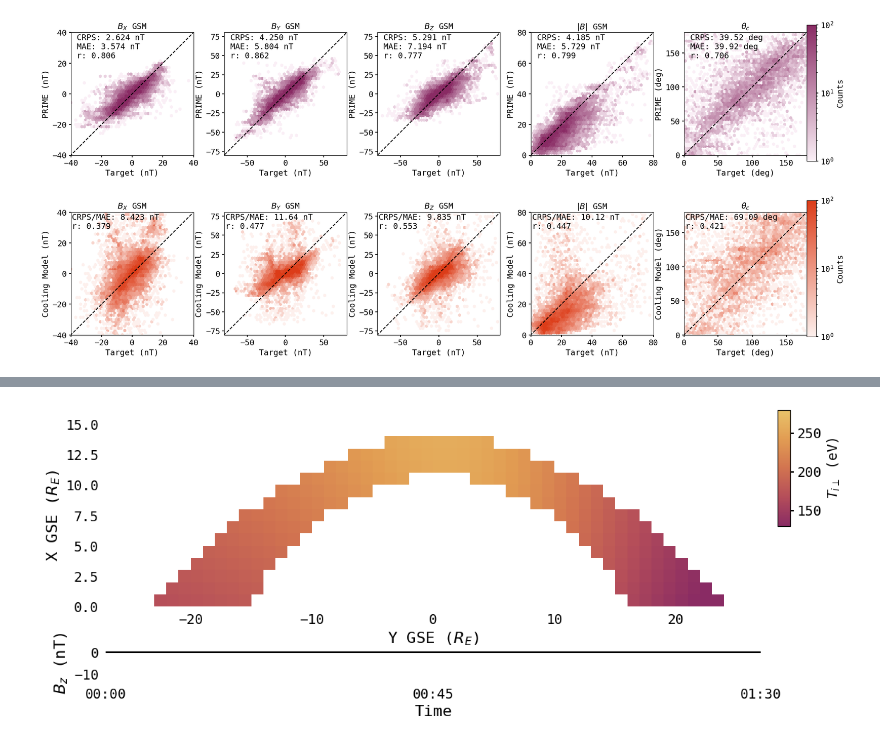
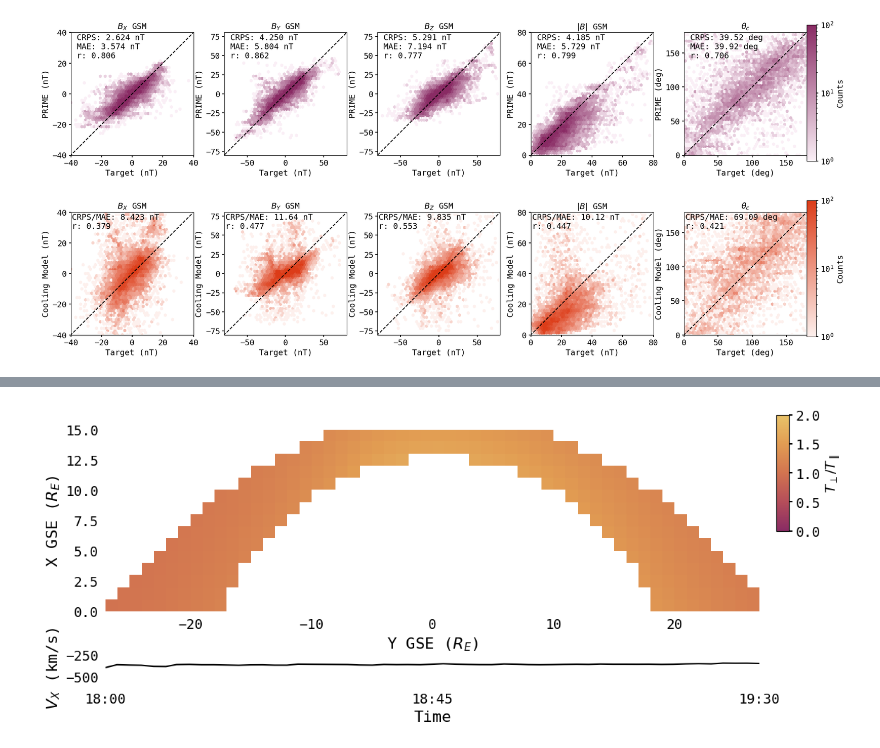
Before and after one commit to connor-obrien888/primesh, a Jupyter notebook: scratch.ipynb, the cells around one changed output, grey strips where cells are left out. Saved outputs shown, nothing was run; the diff lists cells and outputs as text; code cells hidden in the pictures.

```diff
--- a/scratch.ipynb
+++ b/scratch.ipynb
@@ -696,17 +594,6 @@ prime = primesh(model, ds.in_scaler, ds.tar_scaler)
-# %%
-fake_data = pd.DataFrame(columns=in_keys)
-length = 100
-for key in fake_data.columns:
-    fake_data[key] = np.mean(wind_data[key][wind_data['flag'] != 1])*np.ones(length)
-fake_data.loc[:,'Vi_ygse'] = 0 #Set Vi_ygse to 0
-fake_data.loc[:,'Vi_zgse'] = 0 #Set Vi_zgse to 0
-fake_data['target_R_xgse'] = 12.5 #Average bow shock location minus 1RE
-fake_data['target_R_ygse'] = 0 #Set target y and z to 0 (sun-earth line)
-fake_data['target_R_zgse'] = 0
-fake_data['pdyn'] = sw.pdyn(fake_data['Ni'], fake_data['Vi_xgse'])
-fake_data.loc[int(len(fake_data)*0.75):, 'B_zgsm'] = -30 #Set B_zgsm to -30 nT 3/4 through the dataset
-fake_data['Epoch'] = pd.date_range(start='2020-01-01', periods=length, freq='100s')
-output = prime.predict(fake_data)
+# %%
+import prime as pr
+primesh = pr.prime(model, ds.in_scaler, ds.tar_scaler)
 # %%
 def jelinek_bs(y, pdyn, r0 = 15.02, l=1.17, e=6.55):
     '''
@@ -756,7 +643,7 @@ def shue_mp_interp(y, pdyn, bz, theta_extent = [-np.pi/2, np.pi/2], gridsize = 0
     x = f(y)
     return x
 
-gridsize = 1 #Size of the grid to calculate the magnetopause on (RE)
+gridsize = 0.5 #Size of the grid to calculate the magnetopause on (RE)
 x_extent = [0,20] #Set the GSE X extent of the grid
 y_extent = [-30,30] #Set the GSE Y extent of the grid
 theta_extent = [-np.pi/2, np.pi/2] #Set the polar angle extent of the grid
@@ -797,46 +973,51 @@ for idy, y in enumerate(y_grid):
 # %%
-import matplotlib.animation as animation
-#Plot the synthetic dataset with the input data Bz in the top left
+#Plot the CME Event
 fig, axes = plt.subplots(nrows = 2, ncols = 1, figsize = (12,5), gridspec_kw={'height_ratios': [6, 1]})
-im = axes[0].imshow(frames[0, :, :, 16], origin='lower', extent=[-30,30, 0, 20], aspect='auto', cmap=primesh_cmap, vmin=130, vmax=280)
+im = axes[0].imshow(cmeframes_masked[0, :, :, 16]/cmeframes_masked[0, :, :, 14], origin='lower', extent=[-30,30, 0, 20], aspect='auto', cmap=primesh_cmap, vmin=0, vmax=2)
 axes[0].set_ylim(0, 15)
 axes[0].set_ylabel(r'X GSE ($R_{E}$)', fontsize = 16)
 axes[0].set_xlim(-27, 27)
 axes[0].set_xlabel(r'Y GSE ($R_{E}$)', fontsize = 16)
 axes[0].tick_params(axis='both', which='major', labelsize=14, color = 'white')
 axes[0].spines['top'].set_visible(False)
 axes[0].spines['right'].set_visible(False)
 axes[0].spines['bottom'].set_visible(False)
 axes[0].spines['left'].set_visible(False)
 axes[0].set_aspect('equal')
+#Plot the magnetopause and bow shock overtop
+# mp = axes[0].plot(y_grid, mp_array[0,:], color='k')
+# bs = axes[0].plot(y_grid, bs_array[0,:], color='k')
+
 #Add colorbar for predicted data
 cbar_ax = fig.add_axes([0.92, 0.55, 0.015, 0.33])
 cbar = fig.colorbar(im, cax=cbar_ax)
-cbar.set_label(r'$T_{i\perp}$ (eV)', fontsize = 14)
+cbar.set_label(r'$T_{\perp}/T_{\parallel}$', fontsize = 14)
 cbar.ax.tick_params(labelsize=14)
 #Plot the window of input data corresponding to each frame in axes[1]
-line = axes[1].plot(synth_data.loc[0:55, 'Epoch'], synth_data.loc[0:55, 'B_zgsm'], color = 'k')
-axes[1].set_ylim(-13, 3)
-axes[1].set_ylabel(r'$B_{z}$ (nT)', fontsize = 16)
-axes[1].set_xlim(synth_data.loc[0, 'Epoch'], synth_data.loc[54, 'Epoch'])
+line = axes[1].plot(synth_data.loc[0:55, 'Epoch'], synth_data.loc[0:55, 'Vi_xgse'], color = 'k')
+axes[1].set_ylim(-600, -200)
+axes[1].set_ylabel(r'$V_{X}$ (km/s)', fontsize = 16)
+axes[1].set_xlim(synth_data.loc[synth_data.index[0], 'Epoch'], synth_data.loc[synth_data.index[0]+54, 'Epoch'])
 axes[1].set_xlabel('Time', fontsize = 16)
-axes[1].set_xticks([synth_data.loc[0, 'Epoch'], synth_data.loc[27, 'Epoch'], synth_data.loc[54, 'Epoch']])
-axes[1].set_xticklabels([synth_data.loc[0, 'Epoch'].strftime('%H:%M'), synth_data.loc[27, 'Epoch'].strftime('%H:%M'), synth_data.loc[54, 'Epoch'].strftime('%H:%M')])
+axes[1].set_xticks([synth_data.loc[(synth_data.index[0]+0), 'Epoch'], synth_data.loc[(synth_data.index[0] + 27), 'Epoch'], synth_data.loc[(synth_data.index[0] + 54), 'Epoch']])
+axes[1].set_xticklabels([synth_data.loc[(synth_data.index[0] + 0), 'Epoch'].strftime('%H:%M'), synth_data.loc[(synth_data.index[0] + 27), 'Epoch'].strftime('%H:%M'), synth_data.loc[(synth_data.index[0] + 54), 'Epoch'].strftime('%H:%M')])
 axes[1].tick_params(axis='both', which='major', labelsize=14, color = 'white')
 axes[1].spines['top'].set_visible(False)
 axes[1].spines['right'].set_visible(False)
 axes[1].spines['bottom'].set_visible(False)
 axes[1].spines['left'].set_visible(False)
 
 def update(i):
-    im.set_data(frames[i, :, :, 16])
-    line[0].set_xdata(synth_data.loc[i:(i+55), 'Epoch'])
-    line[0].set_ydata(synth_data.loc[i:(i+55), 'B_zgsm'])
-    axes[1].set_xlim(synth_data.loc[i, 'Epoch'], synth_data.loc[i+54, 'Epoch'])
-    axes[1].set_xticks([synth_data.loc[i, 'Epoch'], synth_data.loc[i+27, 'Epoch'], synth_data.loc[i+54, 'Epoch']])
-    axes[1].set_xticklabels([synth_data.loc[i, 'Epoch'].strftime('%H:%M'), synth_data.loc[i+27, 'Epoch'].strftime('%H:%M'), synth_data.loc[i+54, 'Epoch'].strftime('%H:%M')])
-    return (im, line)
-ani = animation.FuncAnimation(fig=fig, func=update, frames=len(frames), interval=100)
-ani.save(filename=plotpath+'sheath_animation_Ti.gif', writer="pillow")
+    im.set_data(cmeframes_masked[i, :, :, 16]/cmeframes_masked[i, :, :, 14])
+    # mp[0].set_ydata(mp_array[i,:])
+    # bs[0].set_ydata(bs_array[i,:])
+    line[0].set_xdata(synth_data.loc[(synth_data.index[0]+i):(synth_data.index[0]+i+55), 'Epoch'])
+    line[0].set_ydata(synth_data.loc[(synth_data.index[0]+i):(synth_data.index[0]+i+55), 'Vi_xgse'])
+    axes[1].set_xlim(synth_data.loc[(synth_data.index[0]+i), 'Epoch'], synth_data.loc[(synth_data.index[0]+i+54), 'Epoch'])
+    axes[1].set_xticks([synth_data.loc[(synth_data.index[0]+i), 'Epoch'], synth_data.loc[(synth_data.index[0]+i+27), 'Epoch'], synth_data.loc[(synth_data.index[0]+i+54), 'Epoch']])
+    axes[1].set_xticklabels([synth_data.loc[(synth_data.index[0]+i), 'Epoch'].strftime('%H:%M'), synth_data.loc[(synth_data.index[0]+i+27), 'Epoch'].strftime('%H:%M'), synth_data.loc[(synth_data.index[0]+i+54), 'Epoch'].strftime('%H:%M')])
+    return (im, line)#, bs, mp)
+ani = animation.FuncAnimation(fig=fig, func=update, frames=len(cmeframes_masked), interval=100)
+ani.save(filename=plotpath+'sheath_animation_CME_tratio.gif', writer="pillow")
 # %% [output]
-[figure, old version]
+[figure, new version]
```
Also changed, not shown: parts of 24 cells of this notebook, 26 other files.
